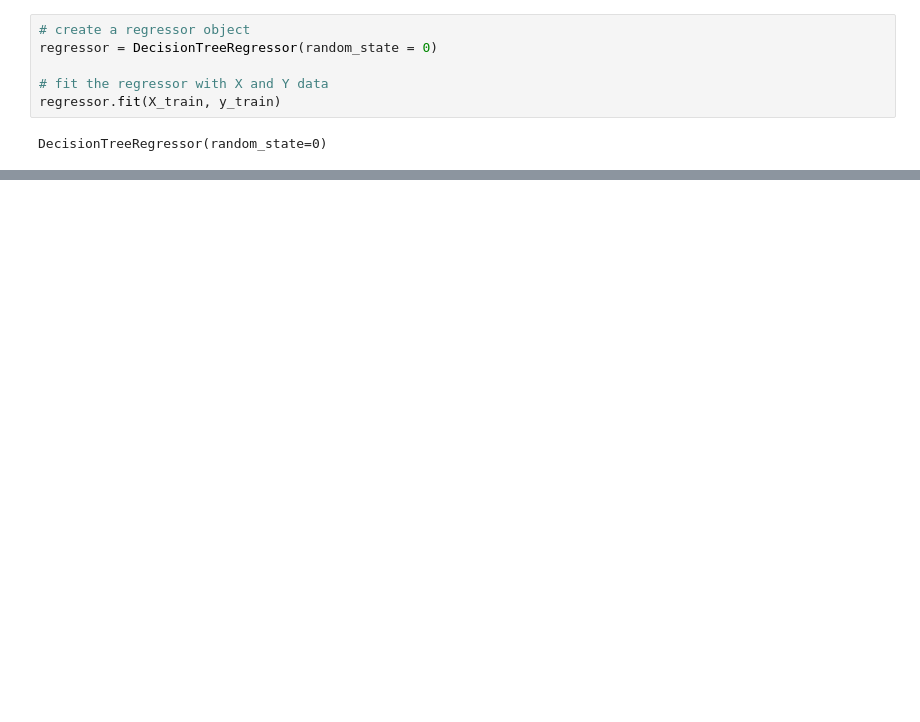
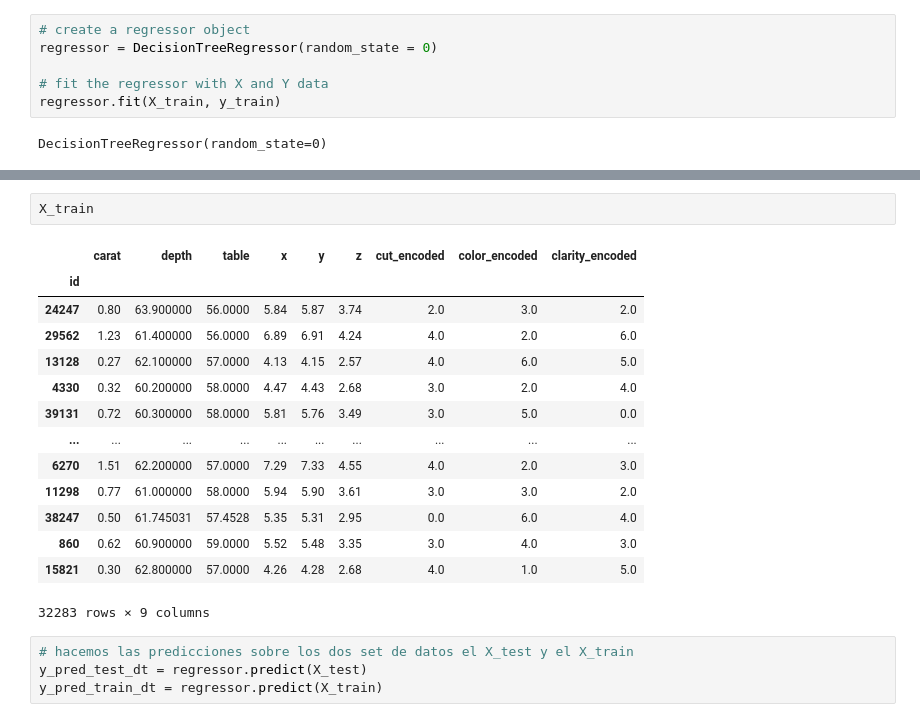
Before and after one commit to Stefy-Castillo/Kaggle_competition, a Jupyter notebook: 02_cuadernos/06_Modelado.ipynb, the cells around one changed output, grey strips where cells are left out. Drawn from its saved outputs; the diff is of its cells as text; blank space fills up the shorter version.

```diff
--- a/02_cuadernos/06_Modelado.ipynb
+++ b/02_cuadernos/06_Modelado.ipynb
@@ -98,0 +128,21 @@ Wall time: 0 ns
+# %%
+X_train
+# %% [output]
+|  | carat | depth | table | x | y | z | cut_encoded | color_encoded | clarity_encoded |
+| id |  |  |  |  |  |  |  |  |  |
+| 24247 | 0.80 | 63.900000 | 56.0000 | 5.84 | 5.87 | 3.74 | 2.0 | 3.0 | 2.0 |
+| 29562 | 1.23 | 61.400000 | 56.0000 | 6.89 | 6.91 | 4.24 | 4.0 | 2.0 | 6.0 |
+| 13128 | 0.27 | 62.100000 | 57.0000 | 4.13 | 4.15 | 2.57 | 4.0 | 6.0 | 5.0 |
+| 4330 | 0.32 | 60.200000 | 58.0000 | 4.47 | 4.43 | 2.68 | 3.0 | 2.0 | 4.0 |
+| 39131 | 0.72 | 60.300000 | 58.0000 | 5.81 | 5.76 | 3.49 | 3.0 | 5.0 | 0.0 |
+| ... | ... | ... | ... | ... | ... | ... | ... | ... | ... |
+| 6270 | 1.51 | 62.200000 | 57.0000 | 7.29 | 7.33 | 4.55 | 4.0 | 2.0 | 3.0 |
+| 11298 | 0.77 | 61.000000 | 58.0000 | 5.94 | 5.90 | 3.61 | 3.0 | 3.0 | 2.0 |
+| 38247 | 0.50 | 61.745031 | 57.4528 | 5.35 | 5.31 | 2.95 | 0.0 | 6.0 | 4.0 |
+| 860 | 0.62 | 60.900000 | 59.0000 | 5.52 | 5.48 | 3.35 | 3.0 | 4.0 | 3.0 |
+| 15821 | 0.30 | 62.800000 | 57.0000 | 4.26 | 4.28 | 2.68 | 4.0 | 1.0 | 5.0 |
+32283 rows × 9 columns
+# %%
+# hacemos las predicciones sobre los dos set de datos el X_test y el X_train
+y_pred_test_dt = regressor.predict(X_test)
+y_pred_train_dt = regressor.predict(X_train)
```
Also changed, not shown: parts of 15 cells of this notebook, 3 other files.
